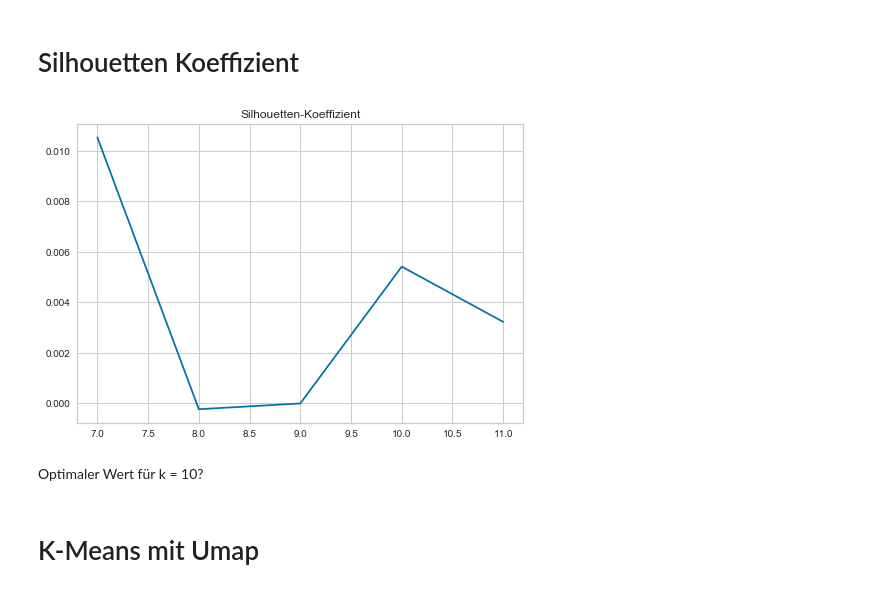
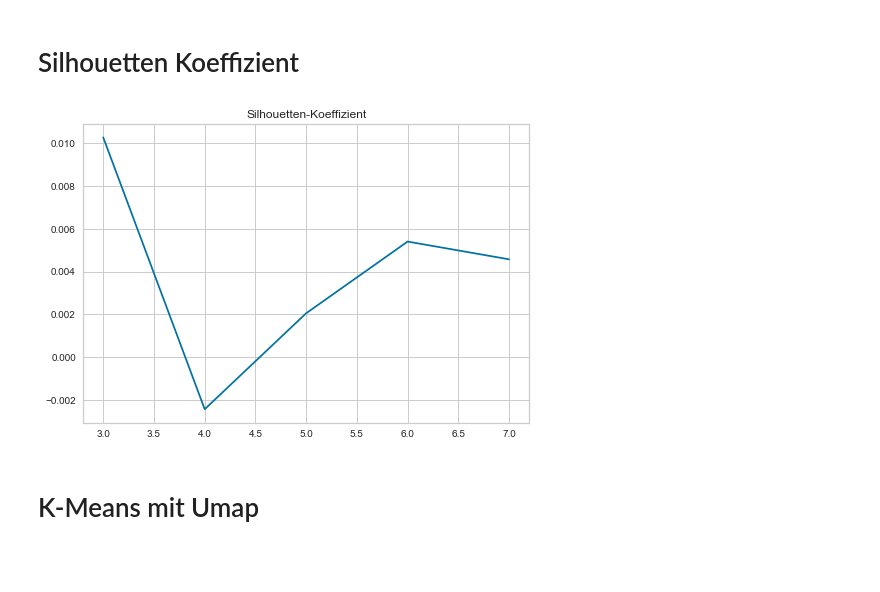
Before and after one commit to tig1795/BBC_News_cluster, a Jupyter notebook: Notebooks/1_KMeans/KMeans.ipynb, the cells around one changed output. Drawn from its saved outputs; the diff is of its cells as text; code cells hidden in the pictures; blank space fills up the shorter version.

```diff
--- a/Notebooks/1_KMeans/KMeans.ipynb
+++ b/Notebooks/1_KMeans/KMeans.ipynb
@@ -132,8 +132,7 @@ from sklearn.feature_extraction.text import TfidfVectorizer
 from sklearn.decomposition import TruncatedSVD
 
 data = df['content']
-tf_idf_vectorizor = TfidfVectorizer(
-                             max_features = 20000)
+tf_idf_vectorizor = TfidfVectorizer(max_features = 20000)
 tf_idf = tf_idf_vectorizor.fit_transform(data)
 tf_idf_norm = normalize(tf_idf)
 tf_idf_array = tf_idf_norm.toarray()
@@ -709,12 +710,10 @@ for n in range(1, 7):
         metric_silhouette.append(silhouette_score(data, model.labels_))
 # %%
 plt.title('Silhouetten-Koeffizient')
-plt.plot(range(7, 12), metric_silhouette);
-#plt.savefig('../../images/K-Means/Images_HA/Ganzer Datensatz/SK_8_12', bbox_inches = "tight")
+plt.plot(range(3, 8), metric_silhouette);
+#plt.savefig('../../Bilder/KMeans/Ellenbogen_Methode_und_Silhouetten_Koeffizient/SK.png', bbox_inches = "tight")
 # %% [output]
-[figure, old version]
+[figure, new version]
-# %% [markdown]
- Optimaler Wert für k = 10?
 # %% [markdown]
 # K-Means mit Umap
 # %%
```
Also changed, not shown: parts of 30 cells of this notebook, 4 other files.
